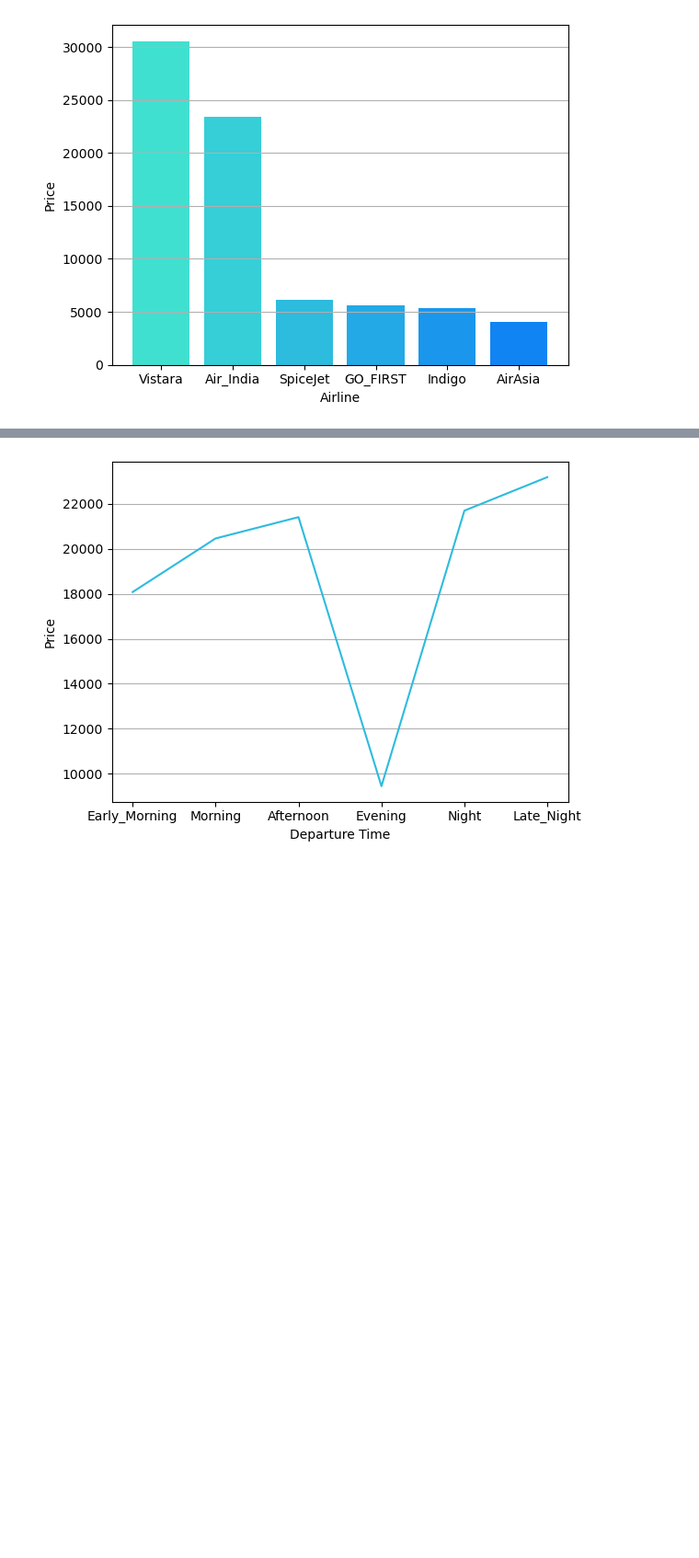
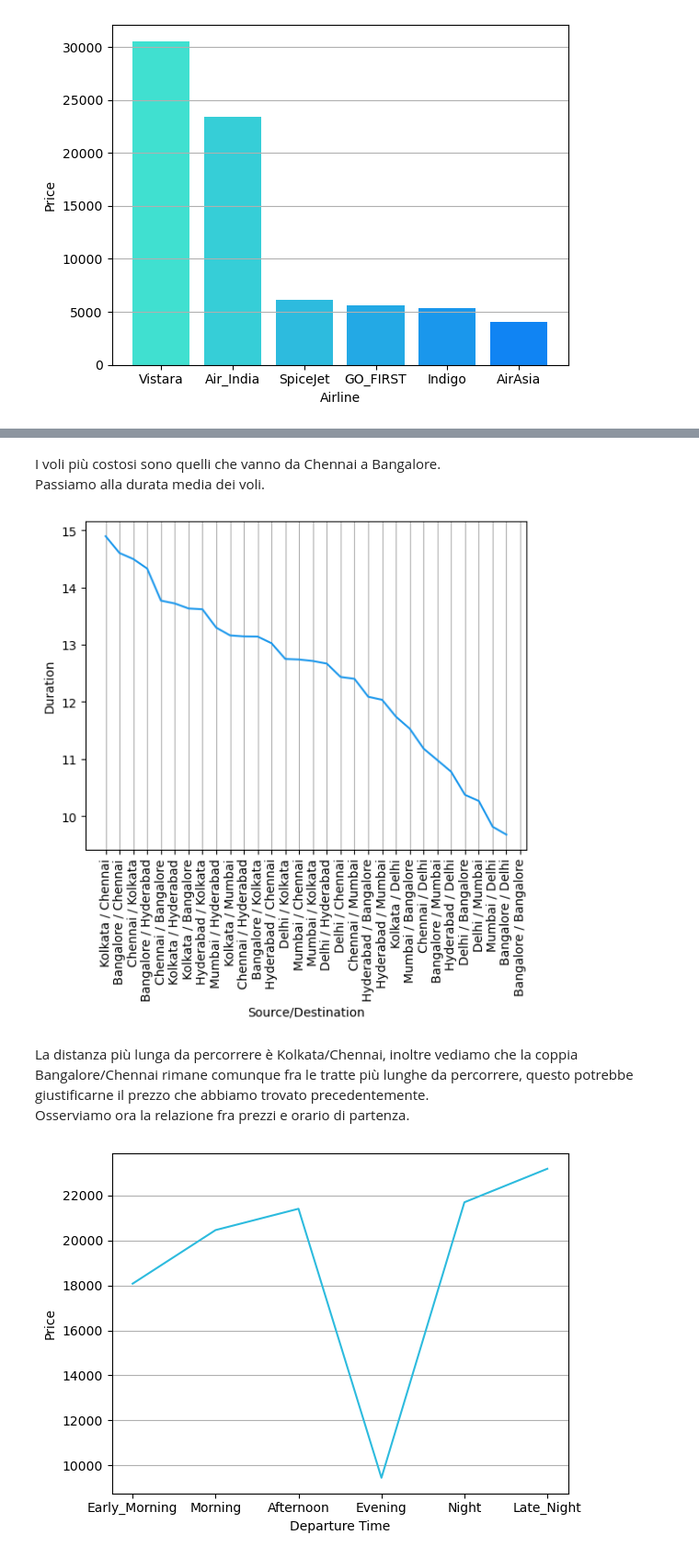
Before and after one commit to AivAiv/Flight_Price_Prediction, a Jupyter notebook: Progetto Programmazione Data Intensive.ipynb, the cells around one changed output, grey strips where cells are left out. Shown at 92% size. Cells and saved outputs as stored; diff of their text form; code cells hidden in the pictures; blank space fills up the shorter version.

```diff
--- a/Progetto Programmazione Data Intensive.ipynb
+++ b/Progetto Programmazione Data Intensive.ipynb
@@ -215,3 +223,23 @@ Osserviamo ora la relazione fra prezzi e orario di partenza.
+# %% [markdown]
+I voli più costosi sono quelli che vanno da Chennai a Bangalore.
+Passiamo alla durata media dei voli.
+# %%
+source_destination_duration = dataset.groupby(['source_city','destination_city'])['duration'].mean()\
+.sort_values(ascending=False).reset_index()
+source_destination_duration["s/d"] = source_destination_duration[['source_city', 'destination_city']].agg(' / '.join, axis=1)
+source_destination_duration.drop(columns=['source_city','destination_city'], inplace = True)
+
+plt.plot(source_destination_duration["s/d"], source_destination_duration["duration"], color = colors[4])
+plt.xticks(rotation='vertical')
+plt.xlabel("Source/Destination")
+plt.ylabel("Duration")
+plt.grid(axis='x')
+plt.show()
+# %% [output]
+[figure, added]
+# %% [markdown]
+La distanza più lunga da percorrere è Kolkata/Chennai, inoltre vediamo che la coppia Bangalore/Chennai rimane comunque fra le tratte più lunghe da percorrere, questo potrebbe giustificarne il prezzo che abbiamo trovato precedentemente.
+Osserviamo ora la relazione fra prezzi e orario di partenza.
 # %%
 departures_price = dataset.groupby(["departure_time"])["price"].mean().reset_index()
 times = ["Early_Morning", "Morning", "Afternoon", "Evening", "Night", "Late_Night"]
```
Also changed, not shown: parts of 12 cells of this notebook.
